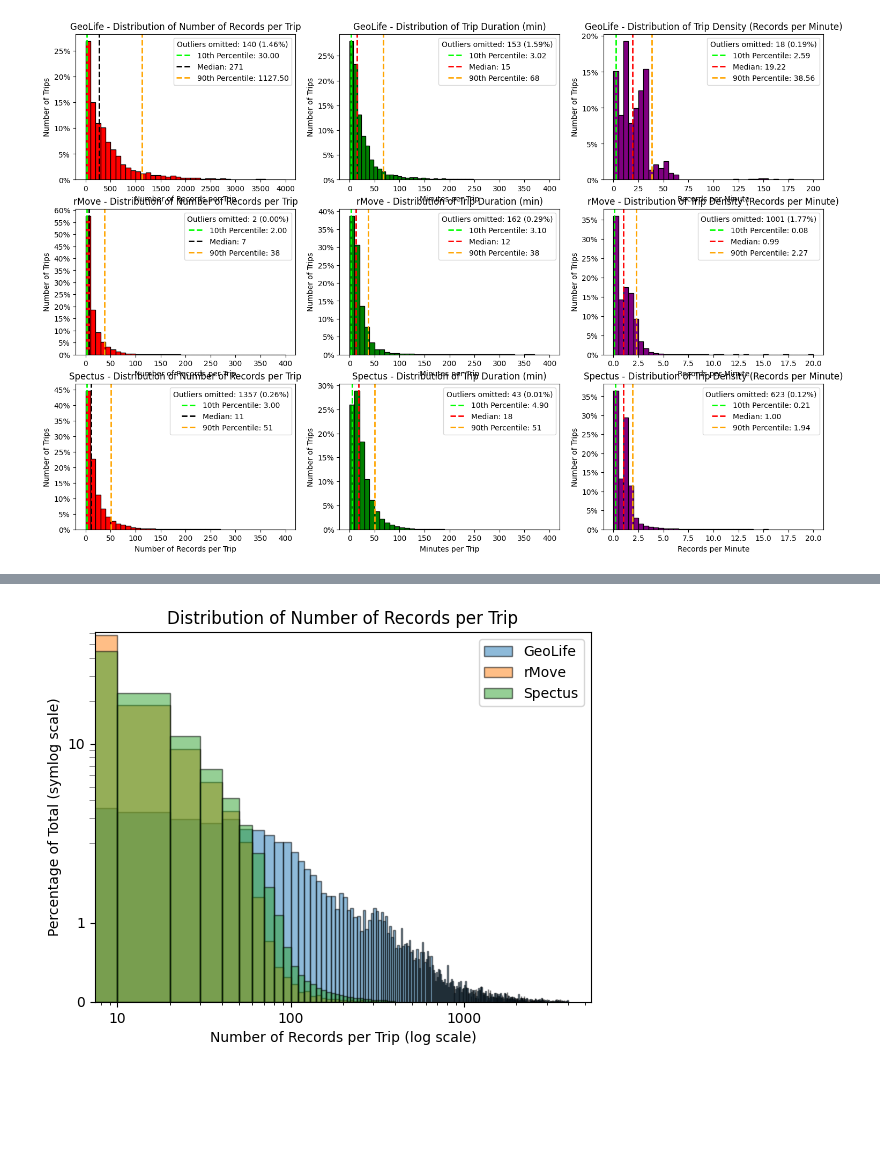
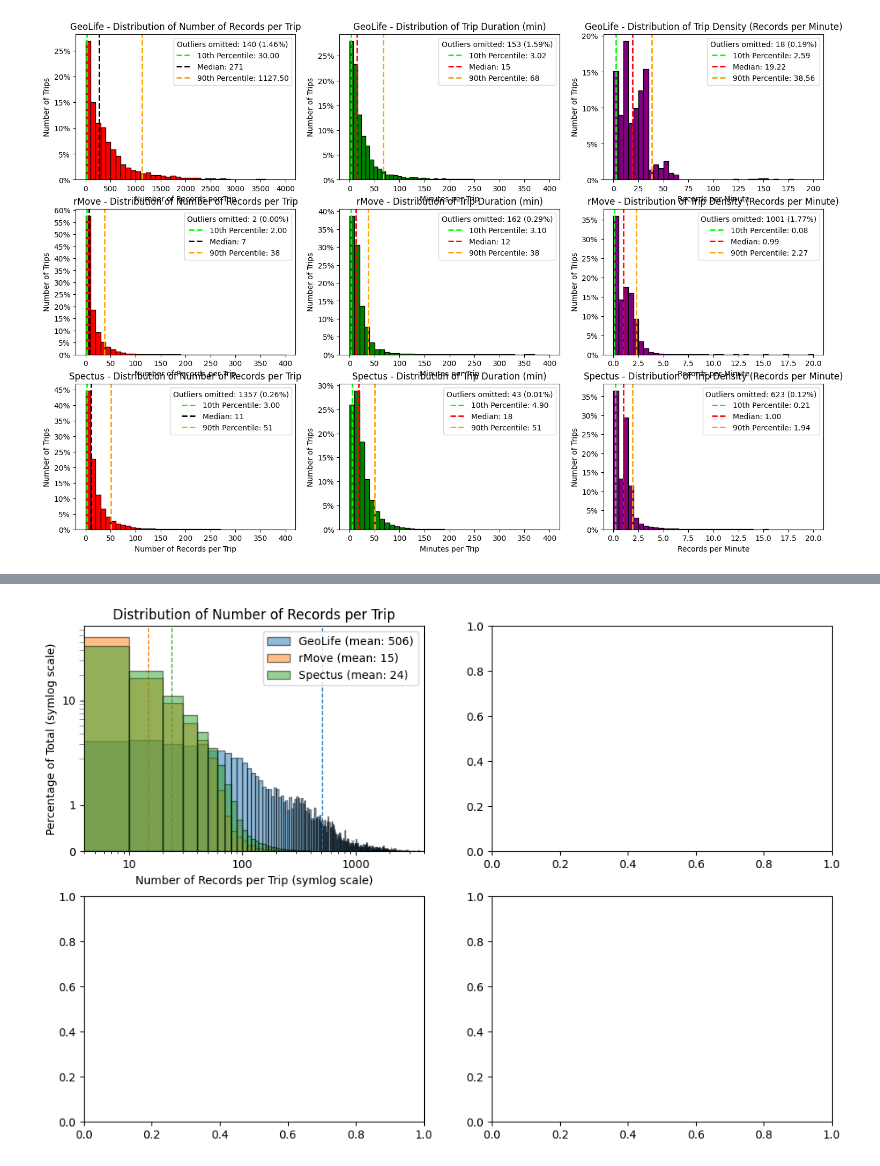
Before and after one commit to UW-THINKlab/mode-analysis, a Jupyter notebook: Dataset_Comparison_Graphs_All_Density.ipynb, the cells around one changed output, grey strips where cells are left out. Cells and saved outputs as stored; diff of their text form; code cells hidden in the pictures; blank space fills up the shorter version.

Commit message:
Updating Density and Sparsity graphs to overlap similar ones, condense grid. Also updating database metrics to output numbers for table

```diff
--- a/Dataset_Comparison_Graphs_All_Density.ipynb
+++ b/Dataset_Comparison_Graphs_All_Density.ipynb
@@ -382,0 +383,18 @@ fig
+# %%
+import matplotlib.pyplot as plt
+from matplotlib.ticker import ScalarFormatter, SymmetricalLogLocator
+import numpy as np
+import pandas as pd
+
+fig2, axes2 = plt.subplots(2, 2, figsize=(12, 8))
+
+axes2_flat = axes2.flat
+
+df_geolife = pd.read_csv(f'./data/Geolife/20260720_geolife_database_metrics.csv')
+df_geolife = df_geolife[df_geolife['number_of_records'] > 0]
+
+df_rmove = pd.read_csv(f'./data/rMove/20260720_rmove_database_metrics.csv')
+df_rmove = df_rmove[df_rmove['number_of_records'] > 0]
+
+df_spectus = pd.read_csv(f'./data/Spectus/Lyra_Processed/20260716_spectus_database_metrics.csv')
+df_spectus = df_spectus[df_spectus['number_of_records'] > 0]
@@ -383,33 +403,46 @@ fig
 # %%
-from matplotlib.ticker import ScalarFormatter, SymmetricalLogLocator
-import numpy as np
+ax2 = axes2_flat[0]
 
-fig2, ax2 = plt.subplots()
-
-filtered_geolife = df_geolife[df_geolife['number_of_records'] <= 4000]
-filtered_rmove = df_rmove[df_rmove['number_of_records'] <= 400]
-filtered_spectus = df_spectus[df_spectus['number_of_records'] <= 400]
+# filtered_geolife = df_geolife[df_geolife['number_of_records'] <= 4000]
+# filtered_rmove = df_rmove[df_rmove['number_of_records'] <= 400]
+# filtered_spectus = df_spectus[df_spectus['number_of_records'] <= 400]
+filtered_geolife = df_geolife
+filtered_rmove = df_rmove
+filtered_spectus = df_spectus
 
 weights_geolife = np.ones_like(filtered_geolife['number_of_records']) / len(filtered_geolife['number_of_records']) * 100
 weights_rmove = np.ones_like(filtered_rmove['number_of_records']) / len(filtered_rmove['number_of_records']) * 100
-weights_spectus = np.ones_like(filtered_spectus['number_of_records']) / len(filtered['number_of_records']) * 100
+weights_spectus = np.ones_like(filtered_spectus['number_of_records']) / len(filtered_spectus['number_of_records']) * 100
 
-ax2.hist(filtered_geolife['number_of_records'], bins=400, range=(0, 4000), alpha=0.5, label='GeoLife', edgecolor='black', weights=weights_geolife)
-ax2.hist(filtered_rmove['number_of_records'], bins=40, range=(0, 400), alpha=0.5, label='rMove', edgecolor='black', weights=weights_rmove)
-ax2.hist(filtered_spectus['number_of_records'], bins=40, range=(0, 400), alpha=0.5, label='Spectus', edgecolor='black', weights=weights_spectus)
+mean_geolife = filtered_geolife['number_of_records'].mean()
+mean_rmove = filtered_rmove['number_of_records'].mean()
+mean_spectus = filtered_spectus['number_of_records'].mean()
 
-ax2.set_xscale('log')
+ax2.axvline(mean_geolife, color='C0', linestyle='--', linewidth=1, zorder=1)
+ax2.axvline(mean_rmove, color='C1', linestyle='--', linewidth=1, zorder=1)
+ax2.axvline(mean_spectus, color='C2', linestyle='--', linewidth=1, zorder=1)
+
+ax2.hist(filtered_geolife['number_of_records'], bins=400, range=(0, 4000), alpha=0.5, label=f'GeoLife (mean: {mean_geolife:.0f})', edgecolor='black', weights=weights_geolife, zorder=2)
+# ax2.hist(filtered_geolife['number_of_records'], bins=100, range=(0, 1000), alpha=0.5, label='GeoLife', edgecolor='black', weights=weights_geolife)
+ax2.hist(filtered_rmove['number_of_records'], bins=40, range=(0, 400), alpha=0.5, label=f'rMove (mean: {mean_rmove:.0f})', edgecolor='black', weights=weights_rmove, zorder=2)
+ax2.hist(filtered_spectus['number_of_records'], bins=40, range=(0, 400), alpha=0.5, label=f'Spectus (mean: {mean_spectus:.0f})', edgecolor='black', weights=weights_spectus, zorder=2)
+
+ax2.set_xscale('symlog')
 ax2.set_yscale('symlog')
+ax2.set_xlim(4, 4000)
 ax2.yaxis.set_minor_locator(SymmetricalLogLocator(base=10, linthresh=1, subs=range(2, 10)))
+ax2.xaxis.set_minor_locator(SymmetricalLogLocator(base=10, linthresh=1, subs=range(2, 10)))
 ax2.tick_params(axis='y', which='minor', length=4, color='gray')
 ax2.xaxis.set_major_formatter(ScalarFormatter())
 ax2.yaxis.set_major_formatter(ScalarFormatter())
-ax2.set_xlabel('Number of Records per Trip (log scale)')
+ax2.set_xlabel('Number of Records per Trip (symlog scale)')
 ax2.set_ylabel('Percentage of Total (symlog scale)')
 ax2.set_title('Distribution of Number of Records per Trip')
 # ax2.set_yscale('log')
 ax2.legend()
 
-fig2.savefig("images/Overlapped_Num_Records_Graphs.png", dpi=200)
+# fig2.savefig("images/Overlapped_Num_Records_Graphs.png", dpi=200)
+
+fig2
 # %% [output]
-[figure, old version]
+[figure, new version]
```
Also changed, not shown: parts of 6 cells of this notebook, 7 other files.
